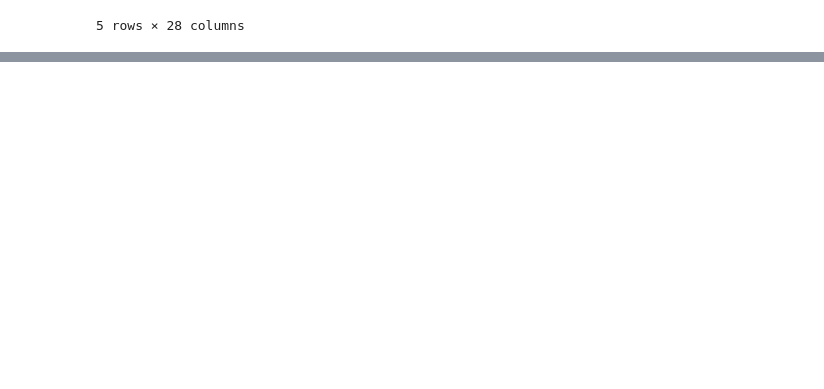
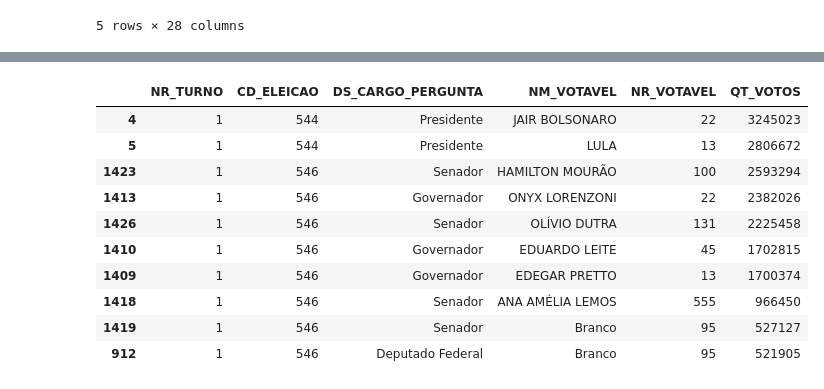
Before and after one commit to LeonardoBerlatto/data-processing-tse-study, a Jupyter notebook: notebook.ipynb, the cells around one changed output, grey strips where cells are left out. Drawn from its saved outputs; the diff is of its cells as text; code cells hidden in the pictures; blank space fills up the shorter version.

```diff
--- a/notebook.ipynb
+++ b/notebook.ipynb
@@ -88,0 +167,2 @@ pd.read_csv('datasets/desp_cand_pagas_2022.csv', encoding='latin1', sep=';').hea
+# %%
+    resultados_df = pd.read_csv('datasets/boletim_urna_1t_rs.csv', encoding='latin1', sep=';')
@@ -88,0 +218,4 @@ pd.read_csv('datasets/desp_cand_pagas_2022.csv', encoding='latin1', sep=';').hea
+# %%
+votos_por_candidato = resultados_df.groupby(['NR_TURNO', 'CD_ELEICAO','DS_CARGO_PERGUNTA', 'NM_VOTAVEL', 'NR_VOTAVEL'])['QT_VOTOS'].sum().reset_index()
+
+votos_por_candidato.head()
@@ -88,0 +229,16 @@ pd.read_csv('datasets/desp_cand_pagas_2022.csv', encoding='latin1', sep=';').hea
+# %%
+top_10_votos = votos_por_candidato.sort_values(by='QT_VOTOS', ascending=False).head(10)
+
+top_10_votos
+# %% [output]
+|  | NR_TURNO | CD_ELEICAO | DS_CARGO_PERGUNTA | NM_VOTAVEL | NR_VOTAVEL | QT_VOTOS |
+| 4 | 1 | 544 | Presidente | JAIR BOLSONARO | 22 | 3245023 |
+| 5 | 1 | 544 | Presidente | LULA | 13 | 2806672 |
+| 1423 | 1 | 546 | Senador | HAMILTON MOURÃO | 100 | 2593294 |
+| 1413 | 1 | 546 | Governador | ONYX LORENZONI | 22 | 2382026 |
+| 1426 | 1 | 546 | Senador | OLÍVIO DUTRA | 131 | 2225458 |
+| 1410 | 1 | 546 | Governador | EDUARDO LEITE | 45 | 1702815 |
+| 1409 | 1 | 546 | Governador | EDEGAR PRETTO | 13 | 1700374 |
+| 1418 | 1 | 546 | Senador | ANA AMÉLIA LEMOS | 555 | 966450 |
+| 1419 | 1 | 546 | Senador | Branco | 95 | 527127 |
+| 912 | 1 | 546 | Deputado Federal | Branco | 95 | 521905 |
```
Also changed, not shown: parts of 25 cells of this notebook.
